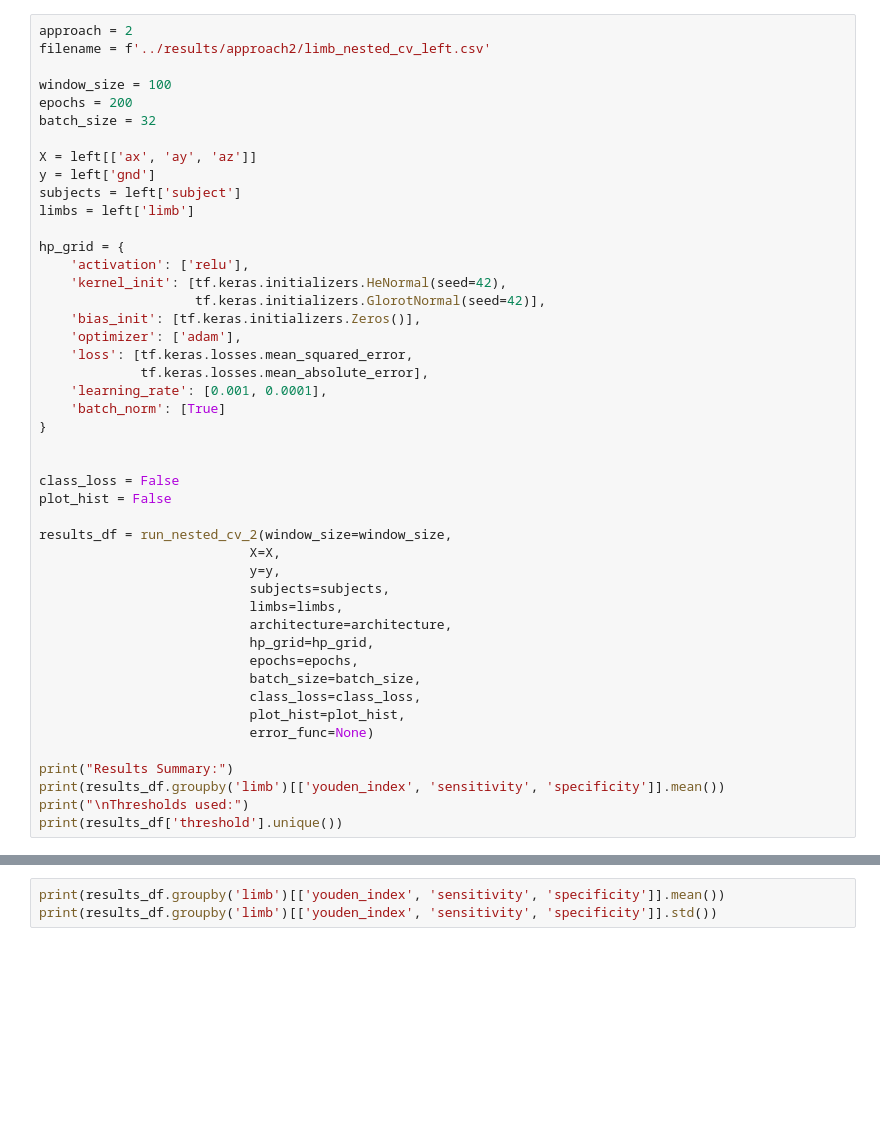
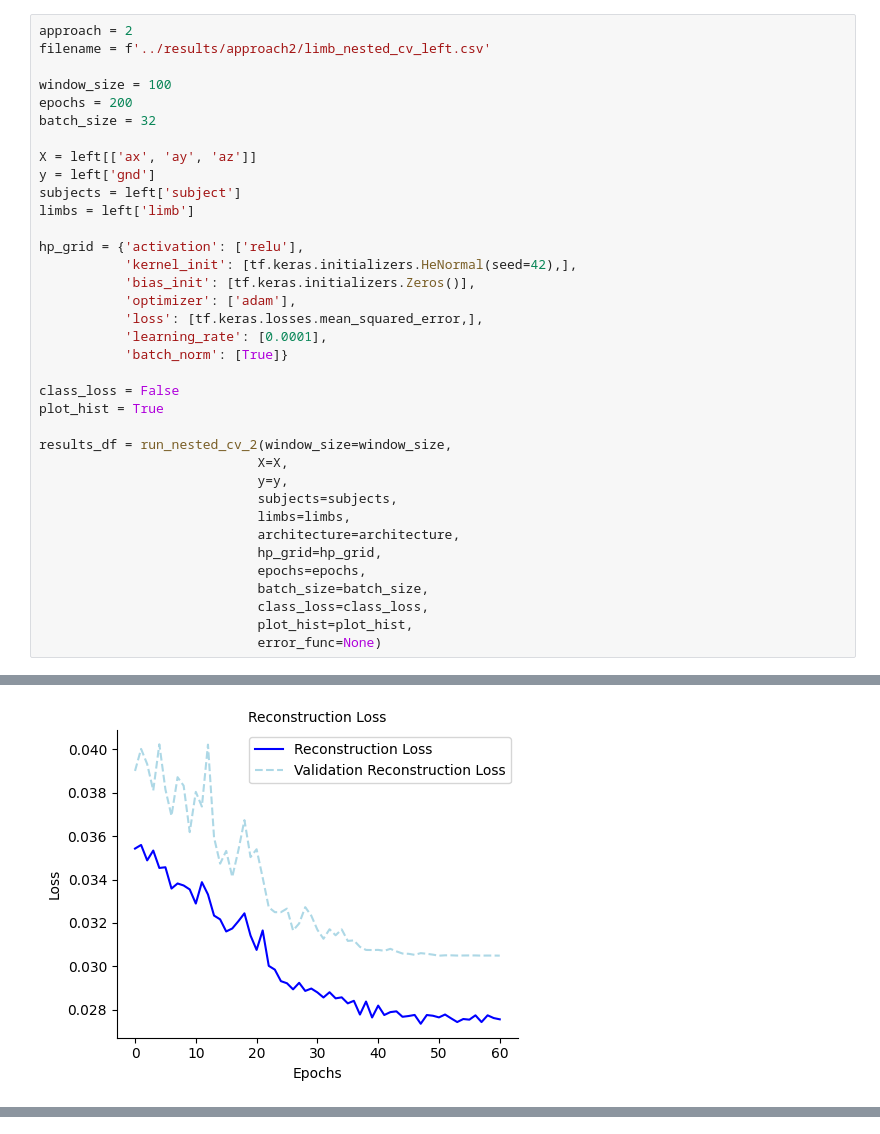
Before and after one commit to biorehab/uluse-autoencoder, a Jupyter notebook: approach2/approach2_left.ipynb, the cells around one changed output, grey strips where cells are left out. Drawn from its saved outputs; the diff is of its cells as text; blank space fills up the shorter version.

Commit message:
loss curves for approach 2 for limited hp_grid

```diff
--- a/approach2/approach2_left.ipynb
+++ b/approach2/approach2_left.ipynb
@@ -64,36 +66,27 @@ y = left['gnd']
 subjects = left['subject']
 limbs = left['limb']
 
-hp_grid = {
-    'activation': ['relu'],
-    'kernel_init': [tf.keras.initializers.HeNormal(seed=42),
-                    tf.keras.initializers.GlorotNormal(seed=42)],
-    'bias_init': [tf.keras.initializers.Zeros()],
-    'optimizer': ['adam'],
-    'loss': [tf.keras.losses.mean_squared_error,
-             tf.keras.losses.mean_absolute_error],
-    'learning_rate': [0.001, 0.0001],
-    'batch_norm': [True]
-}
-
+hp_grid = {'activation': ['relu'],
+           'kernel_init': [tf.keras.initializers.HeNormal(seed=42),],
+           'bias_init': [tf.keras.initializers.Zeros()],
+           'optimizer': ['adam'],
+           'loss': [tf.keras.losses.mean_squared_error,],
+           'learning_rate': [0.0001],
+           'batch_norm': [True]}
 
 class_loss = False
-plot_hist = False
+plot_hist = True
 
 results_df = run_nested_cv_2(window_size=window_size,
-                           X=X,
-                           y=y,
-                           subjects=subjects,
-                           limbs=limbs,
-                           architecture=architecture,
-                           hp_grid=hp_grid,
-                           epochs=epochs,
-                           batch_size=batch_size,
-                           class_loss=class_loss,
-                           plot_hist=plot_hist,
-                           error_func=None)
-
-print("Results Summary:")
-print(results_df.groupby('limb')[['youden_index', 'sensitivity', 'specificity']].mean())
-print("\nThresholds used:")
-print(results_df['threshold'].unique())
+                            X=X,
+                            y=y,
+                            subjects=subjects,
+                            limbs=limbs,
+                            architecture=architecture,
+                            hp_grid=hp_grid,
+                            epochs=epochs,
+                            batch_size=batch_size,
+                            class_loss=class_loss,
+                            plot_hist=plot_hist,
+                            error_func=None)
+# %% [output]
@@ -99,0 +94 @@ print(results_df['threshold'].unique())
+[figure, added]
@@ -100,3 +103,0 @@ print(results_df['threshold'].unique())
-# %%
-print(results_df.groupby('limb')[['youden_index', 'sensitivity', 'specificity']].mean())
-print(results_df.groupby('limb')[['youden_index', 'sensitivity', 'specificity']].std())
```
Also changed, not shown: parts of 2 cells of this notebook, 6 other files.
